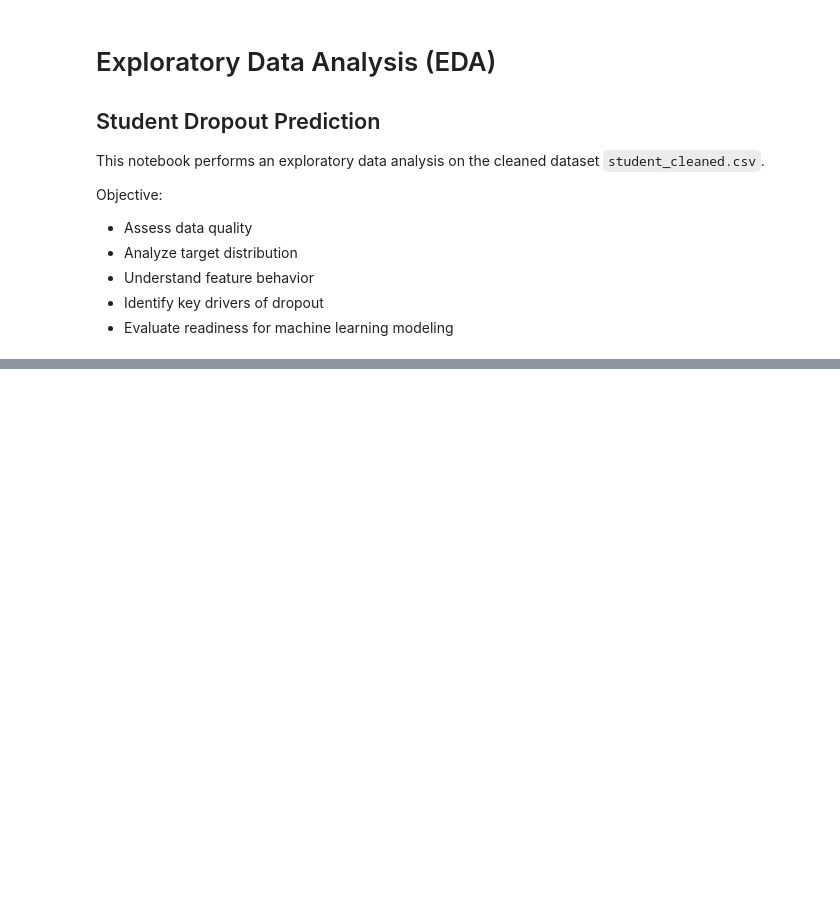
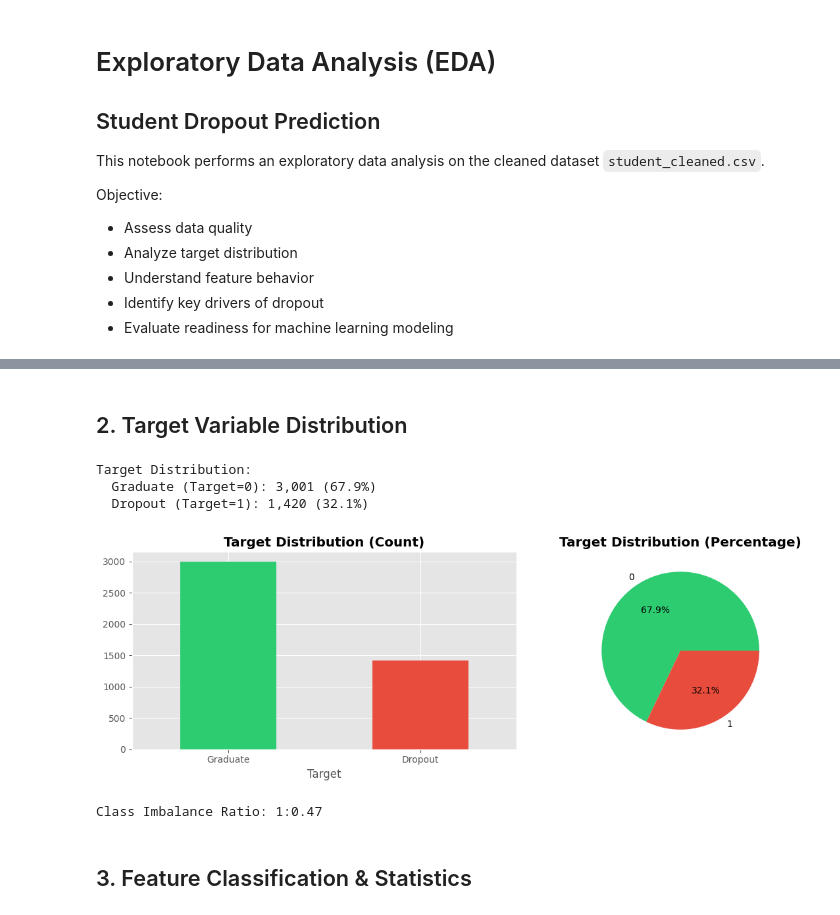
Before and after one commit to T3raa/Machine-Learning-Group-Project, a Jupyter notebook: EDA.ipynb, the cells around one changed output, grey strips where cells are left out. Drawn from its saved outputs; the diff is of its cells as text; code cells hidden in the pictures; blank space fills up the shorter version.

```diff
--- a/EDA.ipynb
+++ b/EDA.ipynb
@@ -312,0 +14,15 @@ Next step: Model training and feature selection.
+# %%
+import pandas as pd
+import numpy as np
+import matplotlib.pyplot as plt
+import seaborn as sns
+from pathlib import Path
+from scipy.stats import chi2_contingency
+import warnings
+warnings.filterwarnings('ignore')
+
+plt.style.use('ggplot')
+sns.set_palette('husl')
+
+TARGET = 'Target'
+pd.set_option('display.max_columns', None)
@@ -312,0 +31,7 @@ Next step: Model training and feature selection.
+# %%
+print(Path.cwd())
+df = pd.read_csv("datasets/clean_dataset.csv")
+
+print(f"Shape: {df.shape}")
+print(f"Columns: {df.columns.tolist()}")
+df.head()
@@ -312,0 +65,33 @@ Next step: Model training and feature selection.
+# %% [markdown]
+## 2. Target Variable Distribution
+# %%
+print('Target Distribution:')
+target_counts = df[TARGET].value_counts().sort_index()
+target_pcts = (df[TARGET].value_counts(normalize=True) * 100).sort_index()
+
+for target_val in [0, 1]:
+    label = 'Graduate' if target_val == 0 else 'Dropout'
+    print(f'  {label} (Target={target_val}): {target_counts[target_val]:,} ({target_pcts[target_val]:.1f}%)')
+
+# Visualize
+fig, (ax1, ax2) = plt.subplots(1, 2, figsize=(12, 4))
+colors = ['#2ecc71', '#e74c3c']
+target_counts.plot(kind='bar', ax=ax1, color=colors)
+ax1.set_title('Target Distribution (Count)', fontweight='bold')
+ax1.set_xticklabels(['Graduate', 'Dropout'], rotation=0)
+
+target_pcts.plot(kind='pie', ax=ax2, autopct='%1.1f%%', colors=colors)
+ax2.set_title('Target Distribution (Percentage)', fontweight='bold')
+plt.tight_layout()
+plt.show()
+
+imbalance_ratio = target_counts[1] / target_counts[0]
+print(f'\nClass Imbalance Ratio: 1:{imbalance_ratio:.2f}')
+# %% [output]
+Target Distribution:
+  Graduate (Target=0): 3,001 (67.9%)
+  Dropout (Target=1): 1,420 (32.1%)
+[figure, added]
+Class Imbalance Ratio: 1:0.47
+# %% [markdown]
+## 3. Feature Classification & Statistics
```
Also changed, not shown: parts of 36 cells of this notebook.
